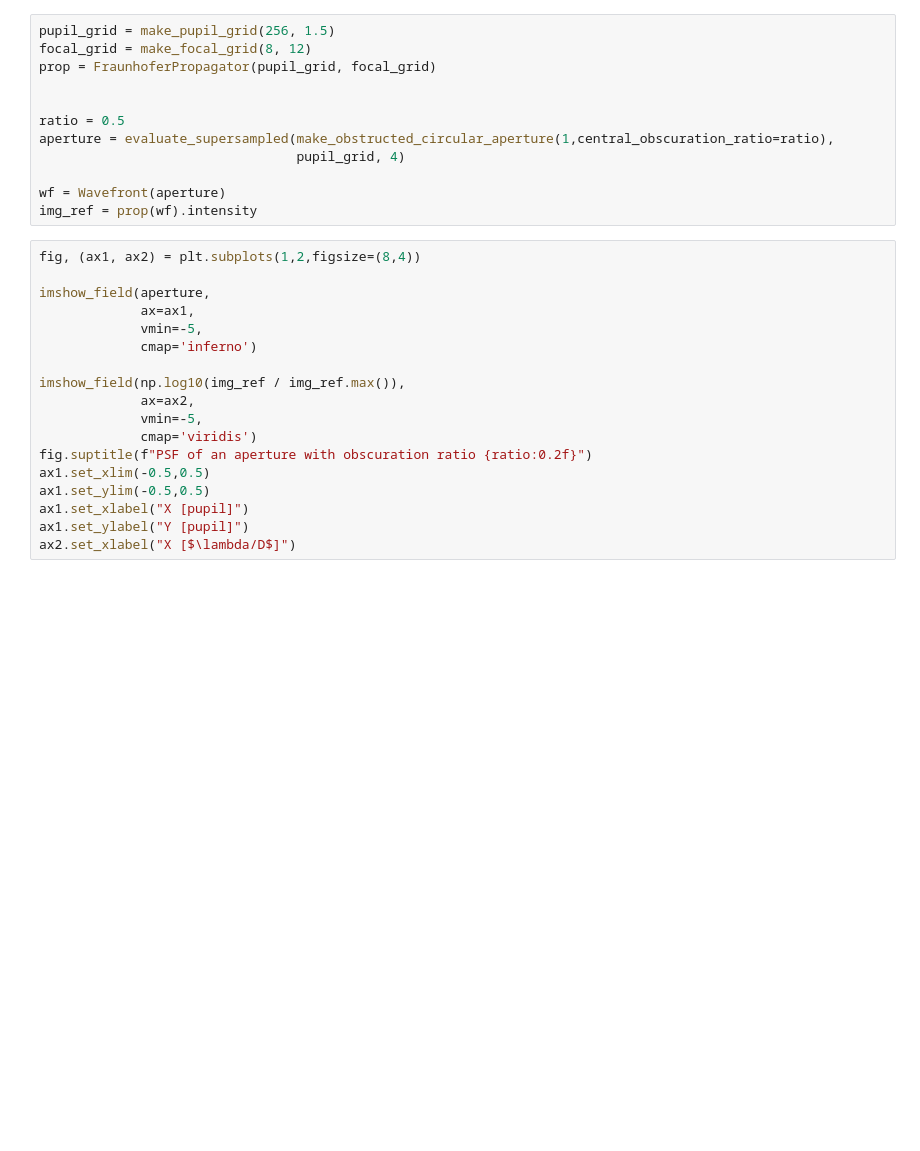
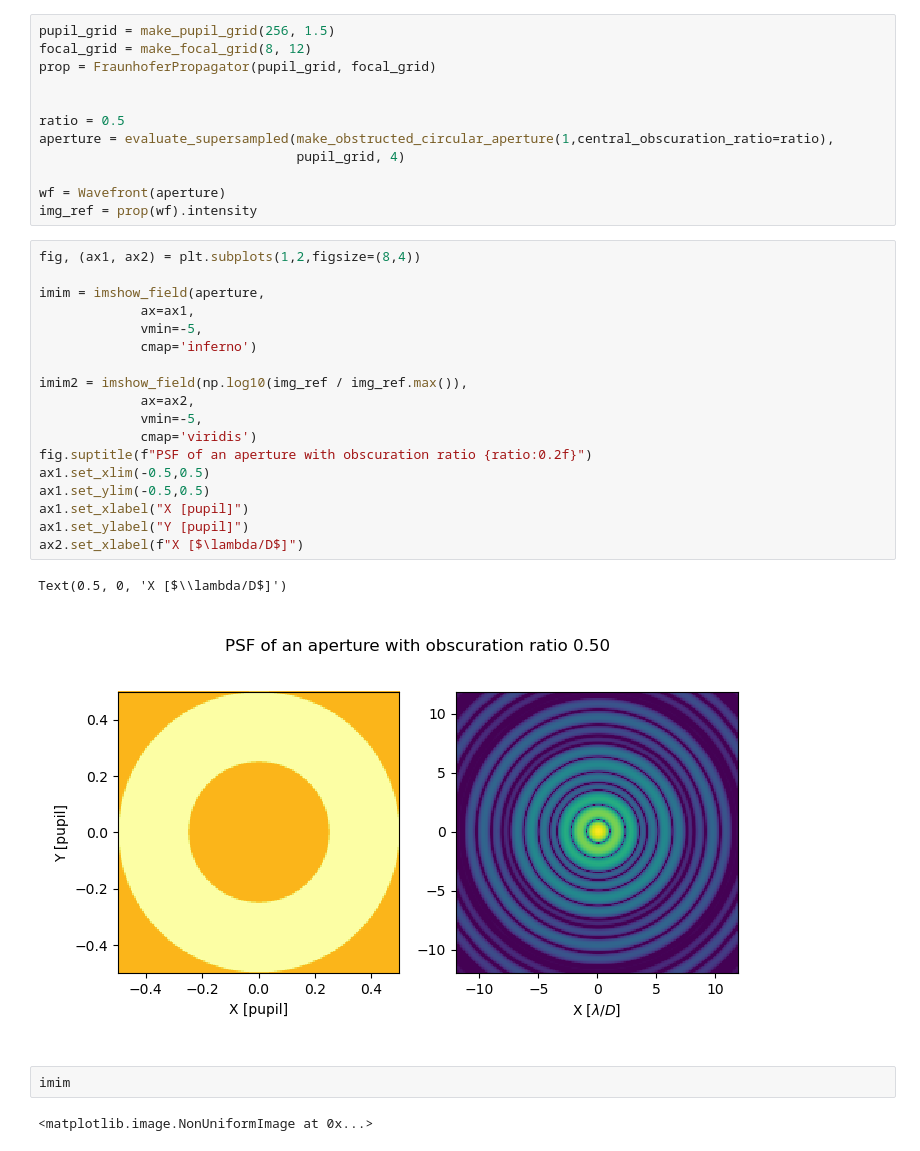
Before and after one commit to mkenworthy/ARAA_HCI, a Jupyter notebook: src/scripts/plot_psf_secondary_obscuration.ipynb, the cells around one changed output. Saved outputs shown, nothing was run; the diff lists cells and outputs as text; blank space fills up the shorter version.

```diff
--- a/src/scripts/plot_psf_secondary_obscuration.ipynb
+++ b/src/scripts/plot_psf_secondary_obscuration.ipynb
@@ -35,18 +41,25 @@ img_ref = prop(wf).intensity
 # %%
 fig, (ax1, ax2) = plt.subplots(1,2,figsize=(8,4))
 
-imshow_field(aperture,
+imim = imshow_field(aperture,
              ax=ax1,
              vmin=-5,
              cmap='inferno')
 
-imshow_field(np.log10(img_ref / img_ref.max()),
+imim2 = imshow_field(np.log10(img_ref / img_ref.max()),
              ax=ax2,
              vmin=-5,
              cmap='viridis')
 fig.suptitle(f"PSF of an aperture with obscuration ratio {ratio:0.2f}")
 ax1.set_xlim(-0.5,0.5)
 ax1.set_ylim(-0.5,0.5)
 ax1.set_xlabel("X [pupil]")
 ax1.set_ylabel("Y [pupil]")
-ax2.set_xlabel("X [$\lambda/D$]")
+ax2.set_xlabel(f"X [$\lambda/D$]")
+# %% [output]
+Text(0.5, 0, 'X [$\\lambda/D$]')
+[figure, added]
+# %%
+imim
+# %% [output]
+<matplotlib.image.NonUniformImage at 0x...>
```
Also changed, not shown: parts of 7 cells of this notebook, 3 other files.
